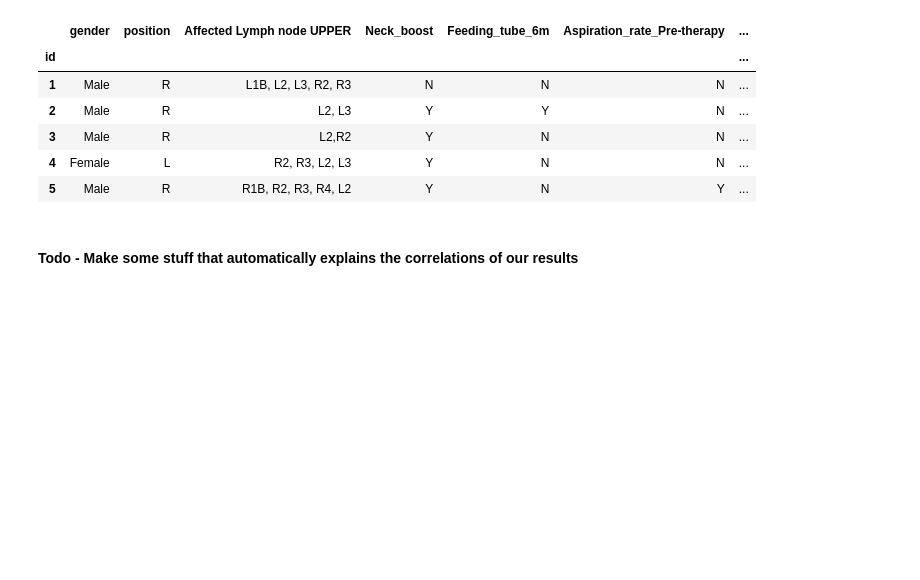
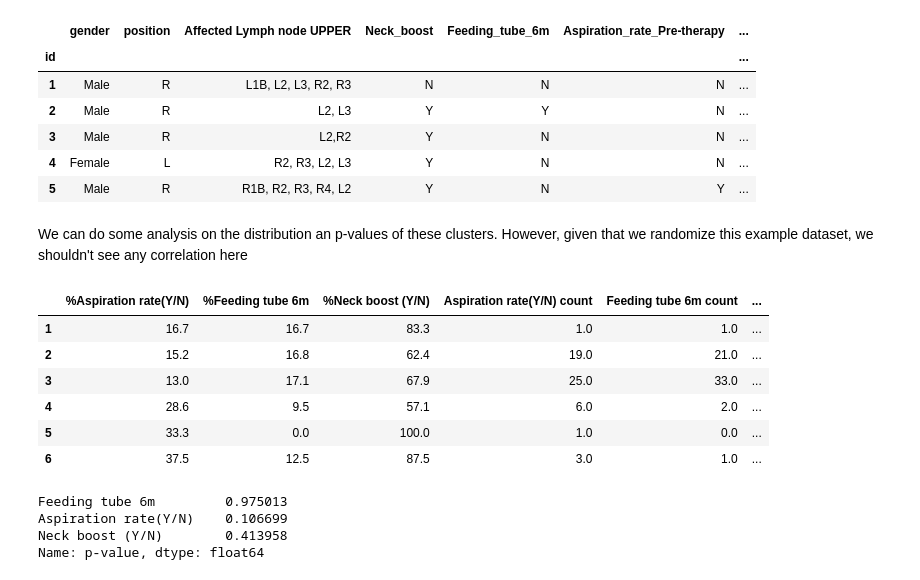
Before and after one commit to uic-evl/LymphaticCancerViz, a Jupyter notebook: synthetic_data/CohortAnalysis.ipynb, the cells around one changed output. Drawn from its saved outputs; the diff is of its cells as text; code cells hidden in the pictures; blank space fills up the shorter version.

```diff
--- a/synthetic_data/CohortAnalysis.ipynb
+++ b/synthetic_data/CohortAnalysis.ipynb
@@ -139,5 +144,24 @@ json_ready_dataset(sd).head()
 | 3 | Male | R | L2,R2 | Y | N | N | ... |
 | 4 | Female | L | R2, R3, L2, L3 | Y | N | N | ... |
 | 5 | Male | R | R1B, R2, R3, R4, L2 | Y | N | Y | ... |
-# %% [markdown]
-#### Todo - Make some stuff that automatically explains the correlations of our results
+# %% [markdown]
+We can do some analysis on the distribution an p-values of these clusters.  However, given that we randomize this example dataset, we shouldn't see any correlation here
+# %%
+###patient clusters nad toxicity distribution
+get_cluster_percentages(sd, clusters)
+# %% [output]
+|  | %Aspiration rate(Y/N) | %Feeding tube 6m | %Neck boost (Y/N) | Aspiration rate(Y/N) count | Feeding tube 6m count | ... |
+| 1 | 16.7 | 16.7 | 83.3 | 1.0 | 1.0 | ... |
+| 2 | 15.2 | 16.8 | 62.4 | 19.0 | 21.0 | ... |
+| 3 | 13.0 | 17.1 | 67.9 | 25.0 | 33.0 | ... |
+| 4 | 28.6 | 9.5 | 57.1 | 6.0 | 2.0 | ... |
+| 5 | 33.3 | 0.0 | 100.0 | 1.0 | 0.0 | ... |
+| 6 | 37.5 | 12.5 | 87.5 | 3.0 | 1.0 | ... |
+# %%
+#p-value using fisher's exact test for correlation with clusters and outcomes
+get_cluster_correlations(sd, clusters)
+# %% [output]
+Feeding tube 6m         0.975013
+Aspiration rate(Y/N)    0.106699
+Neck boost (Y/N)        0.413958
+Name: p-value, dtype: float64
```
Also changed, not shown: parts of 8 cells of this notebook, 1 other file.
